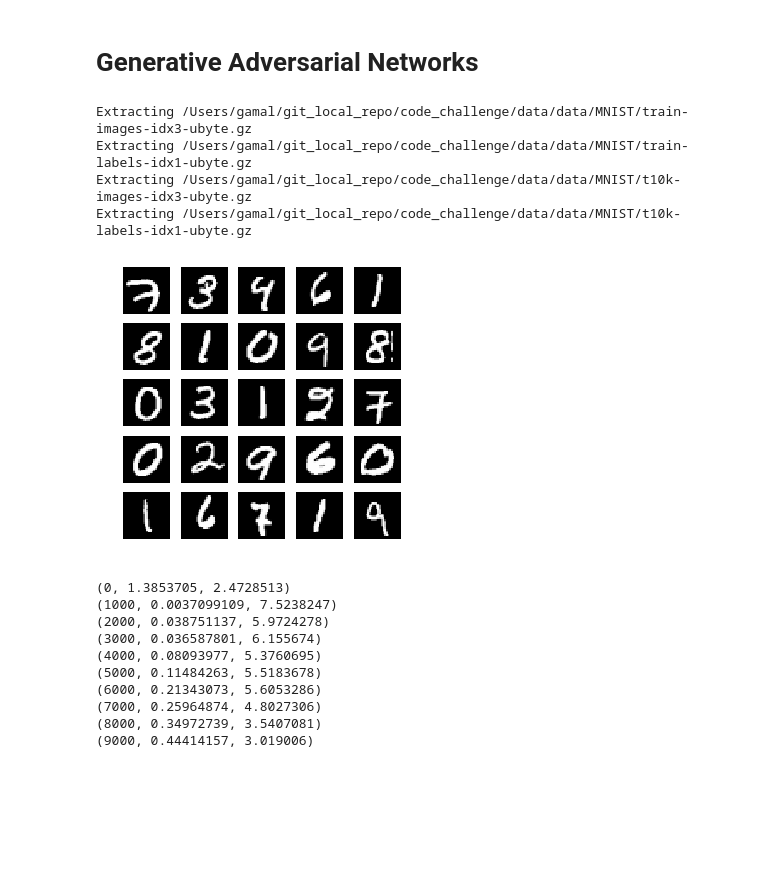
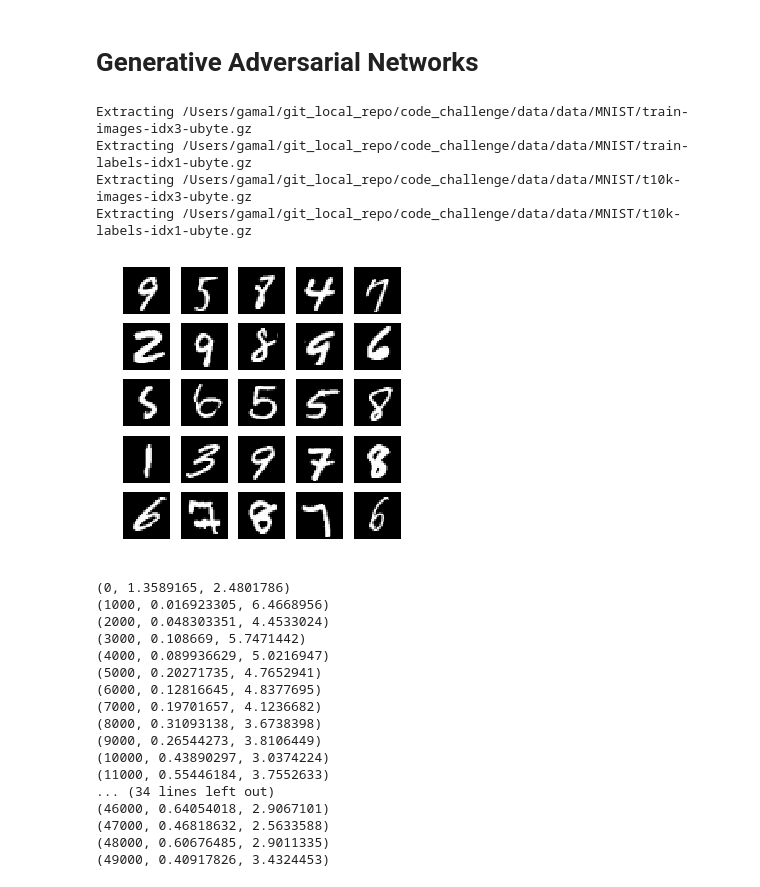
Before and after one commit to gamaleldin/Code-Challenge, a Jupyter notebook: main/GANS/GAN.ipynb, the cells around one changed output. Cells and saved outputs as stored; diff of their text form; code cells hidden in the pictures; blank space fills up the shorter version.

Commit message:
reduce patch size and run optimization for more iterations

```diff
--- a/main/GANS/GAN.ipynb
+++ b/main/GANS/GAN.ipynb
@@ -47,16 +47,16 @@ def sample_z(n, s):
 # %%
 # load data
 from tensorflow.examples.tutorials import mnist
 directory = '/Users/gamal/git_local_repo/code_challenge/data/'
 mnist_data = mnist.input_data.read_data_sets(directory + 'data/MNIST', one_hot=True)
 l = mnist_data.train.images.shape[1]
-plot_digits(mnist_data.train.images[0:25])
+plot_digits(mnist_data.train.next_batch(25)[0])
 # %% [output]
 Extracting /Users/gamal/git_local_repo/code_challenge/data/data/MNIST/train-images-idx3-ubyte.gz
 Extracting /Users/gamal/git_local_repo/code_challenge/data/data/MNIST/train-labels-idx1-ubyte.gz
 Extracting /Users/gamal/git_local_repo/code_challenge/data/data/MNIST/t10k-images-idx3-ubyte.gz
 Extracting /Users/gamal/git_local_repo/code_challenge/data/data/MNIST/t10k-labels-idx1-ubyte.gz
-[figure, old version]
+[figure, new version]
 # %%
 g = tf.Graph()
 with g.as_default():
@@ -86,8 +86,8 @@ with g.as_default():
 
     init = tf.global_variables_initializer()
 # %%
-max_iter = 10000
-batch_size = 200
+max_iter = 50000
+batch_size = 50
 with tf.Session(graph=g) as sess:
     init.run()
     for i in range(max_iter):
@@ -102,15 +102,22 @@ with tf.Session(graph=g) as sess:
     feed_dict = {Z: sample_z(100, latent_size)}
     final_samples = sess.run(G.out(Z), feed_dict=feed_dict)
 # %% [output]
-(0, 1.3853705, 2.4728513)
-(1000, 0.0037099109, 7.5238247)
-(2000, 0.038751137, 5.9724278)
-(3000, 0.036587801, 6.155674)
-(4000, 0.08093977, 5.3760695)
-(5000, 0.11484263, 5.5183678)
-(6000, 0.21343073, 5.6053286)
-(7000, 0.25964874, 4.8027306)
-(8000, 0.34972739, 3.5407081)
-(9000, 0.44414157, 3.019006)
+(0, 1.3589165, 2.4801786)
+(1000, 0.016923305, 6.4668956)
+(2000, 0.048303351, 4.4533024)
+(3000, 0.108669, 5.7471442)
+(4000, 0.089936629, 5.0216947)
+(5000, 0.20271735, 4.7652941)
+(6000, 0.12816645, 4.8377695)
+(7000, 0.19701657, 4.1236682)
+(8000, 0.31093138, 3.6738398)
+(9000, 0.26544273, 3.8106449)
+(10000, 0.43890297, 3.0374224)
+(11000, 0.55446184, 3.7552633)
+... (34 lines left out)
+(46000, 0.64054018, 2.9067101)
+(47000, 0.46818632, 2.5633588)
+(48000, 0.60676485, 2.9011335)
+(49000, 0.40917826, 3.4324453)
 # %%
 plot_digits(final_samples)
```
Also changed, not shown: parts of 1 cell of this notebook.
